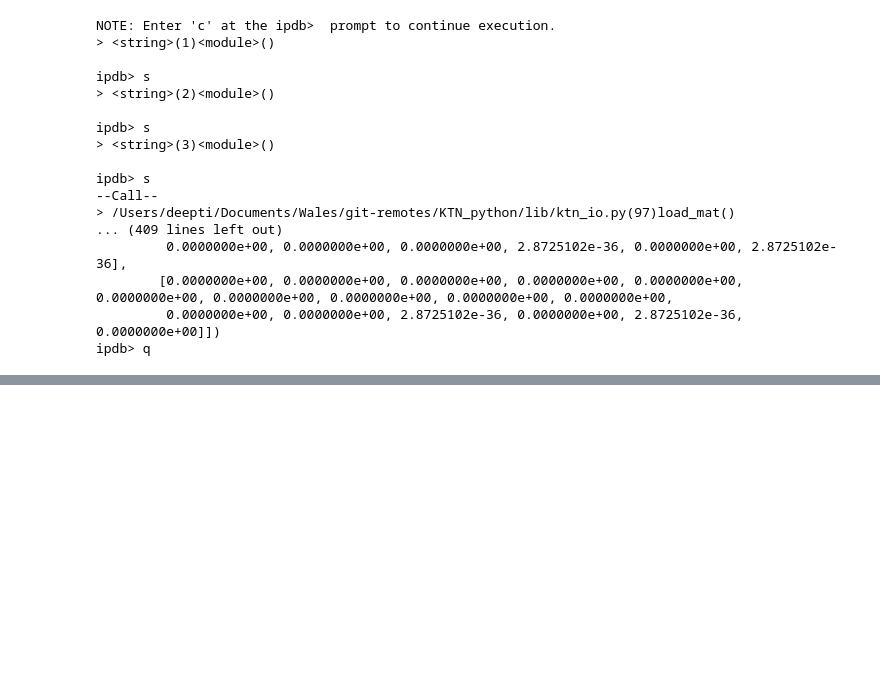
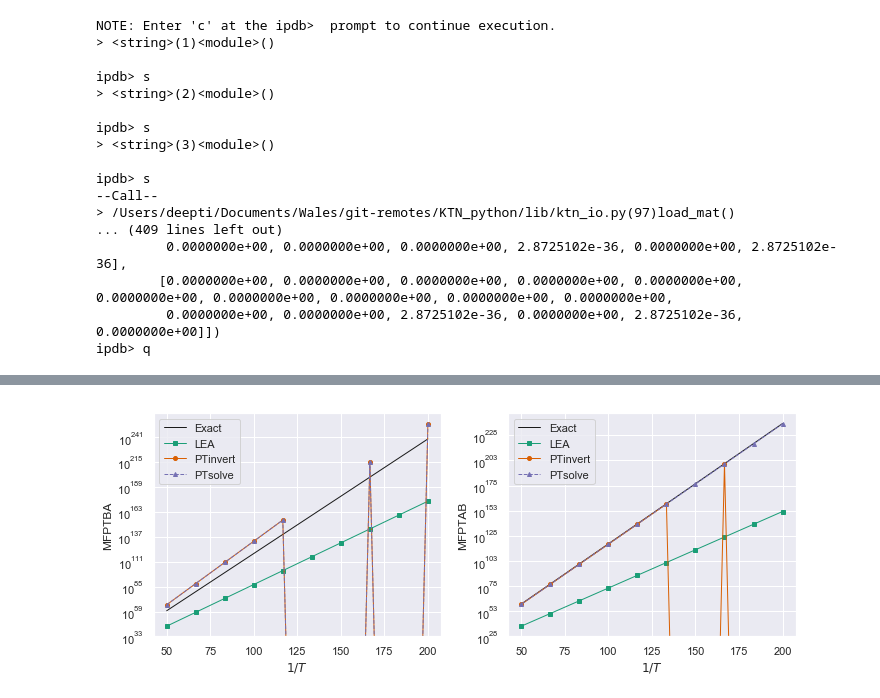
Before and after one commit to tomswinburne/PyGT, a Jupyter notebook: Hummer-Szabo_DTMC.ipynb, the cells around one changed output, grey strips where cells are left out. Drawn from its saved outputs; the diff is of its cells as text; code cells hidden in the pictures; blank space fills up the shorter version.

```diff
--- a/Hummer-Szabo_DTMC.ipynb
+++ b/Hummer-Szabo_DTMC.ipynb
@@ -1024,0 +1217,4 @@ ipdb> q
+# %%
+#some low temperature calculations
+invtemps = np.linspace(50, 200, 10)
+lowtemp_df = compare_HS_LEA(1./invtemps, data_path=Path('KTN_data/32state'))
@@ -1024,0 +1231,4 @@ ipdb> q
+# %%
+plot_mfpts_16state(lowtemp_df, excludeHS=True)
+# %% [output]
+[figure, added]
```
Also changed, not shown: parts of 13 cells of this notebook, 7 other files.
